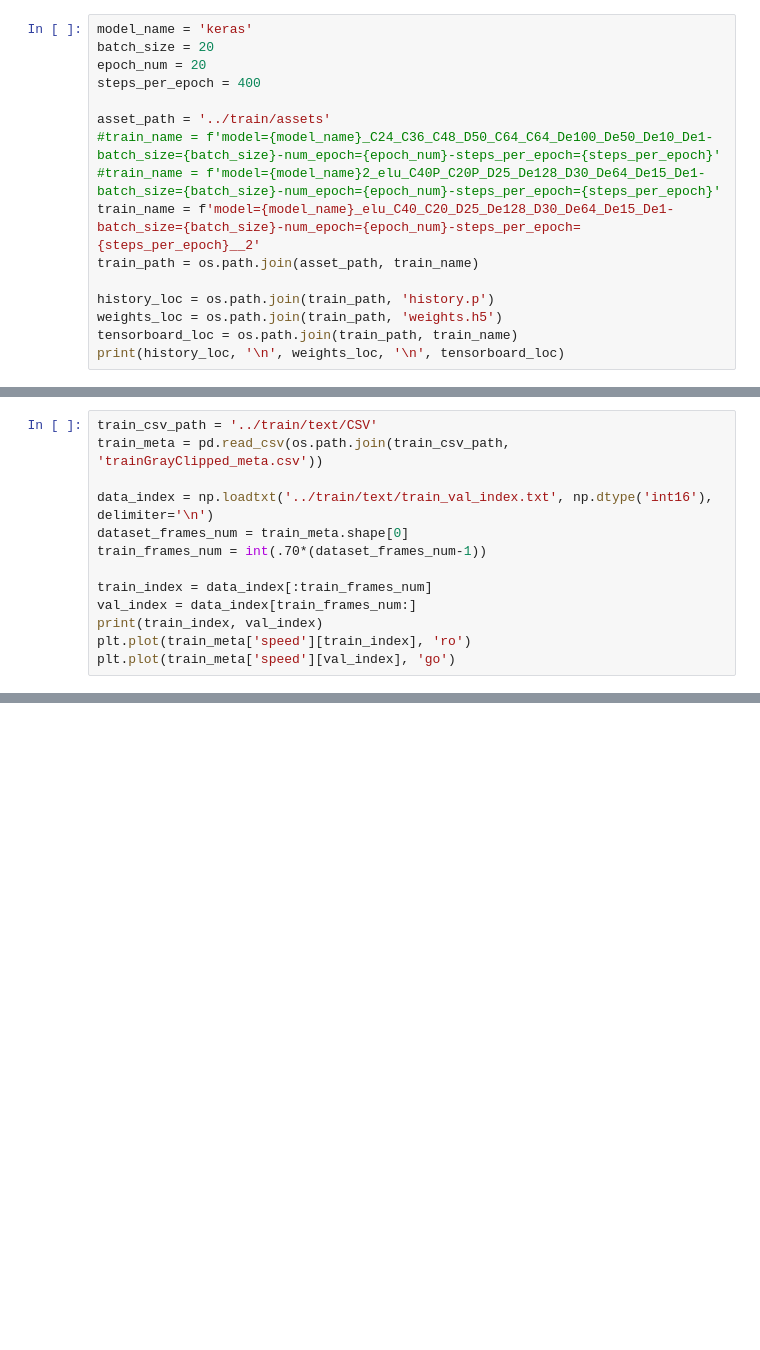
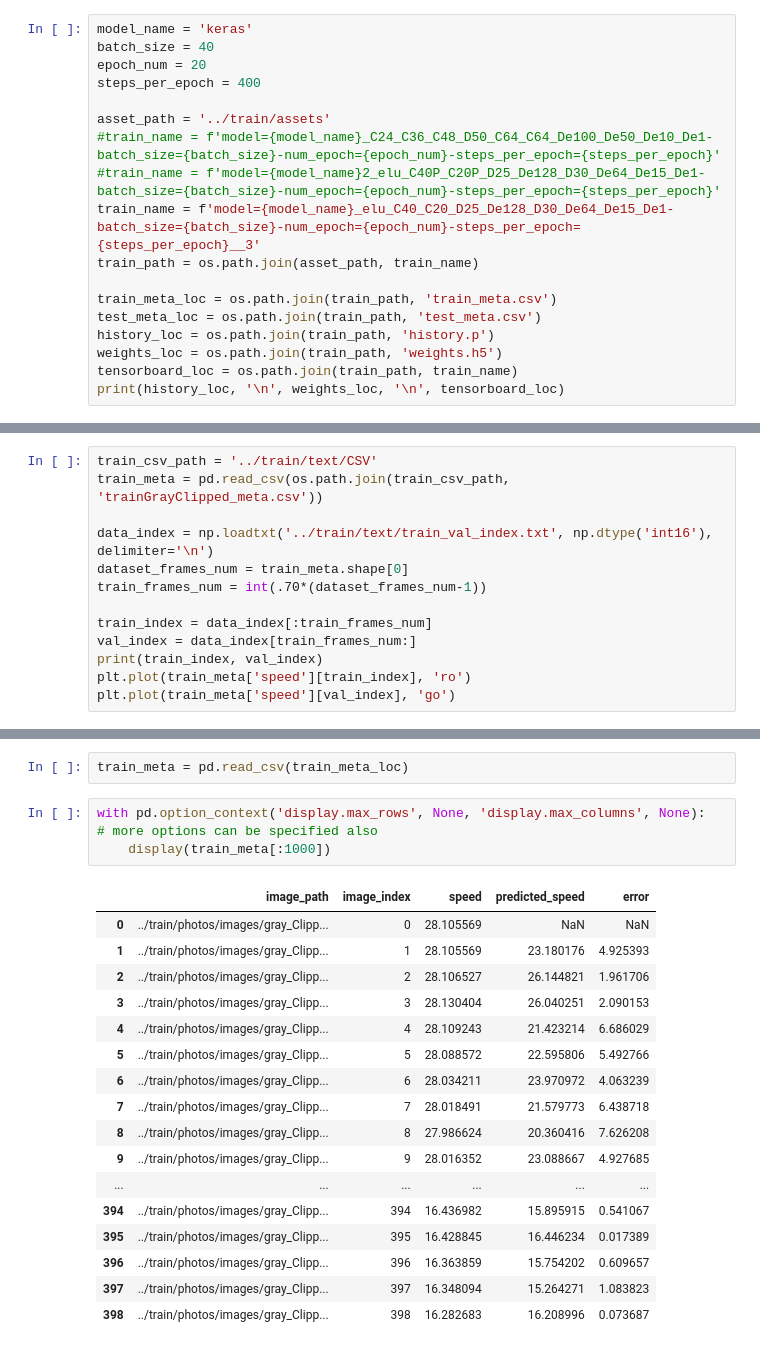
Before and after one commit to karvotch/SpeedChallenge, a Jupyter notebook: notebooks/Speed_Challenge__TRAIN.ipynb, the cells around one changed output, grey strips where cells are left out. Drawn from its saved outputs; the diff is of its cells as text; blank space fills up the shorter version.

```diff
--- a/notebooks/Speed_Challenge__TRAIN.ipynb
+++ b/notebooks/Speed_Challenge__TRAIN.ipynb
@@ -20,16 +21,18 @@ from keras.optimizers import Adam
 Using TensorFlow backend.
 # %%
 model_name = 'keras'
-batch_size = 20
+batch_size = 40
 epoch_num = 20
 steps_per_epoch = 400
 
 asset_path = '../train/assets'
 #train_name = f'model={model_name}_C24_C36_C48_D50_C64_C64_De100_De50_De10_De1-batch_size={batch_size}-num_epoch={epoch_num}-steps_per_epoch={steps_per_epoch}'
 #train_name = f'model={model_name}2_elu_C40P_C20P_D25_De128_D30_De64_De15_De1-batch_size={batch_size}-num_epoch={epoch_num}-steps_per_epoch={steps_per_epoch}'
-train_name = f'model={model_name}_elu_C40_C20_D25_De128_D30_De64_De15_De1-batch_size={batch_size}-num_epoch={epoch_num}-steps_per_epoch={steps_per_epoch}__2'
+train_name = f'model={model_name}_elu_C40_C20_D25_De128_D30_De64_De15_De1-batch_size={batch_size}-num_epoch={epoch_num}-steps_per_epoch={steps_per_epoch}__3'
 train_path = os.path.join(asset_path, train_name)
 
+train_meta_loc = os.path.join(train_path, 'train_meta.csv')
+test_meta_loc = os.path.join(train_path, 'test_meta.csv')
 history_loc = os.path.join(train_path, 'history.p')
 weights_loc = os.path.join(train_path, 'weights.h5')
 tensorboard_loc = os.path.join(train_path, train_name)
@@ -306,0 +386,23 @@ plt.plot(train_meta['speed'][val_index], 'go')
+# %%
+train_meta = pd.read_csv(train_meta_loc)
+# %%
+with pd.option_context('display.max_rows', None, 'display.max_columns', None):  # more options can be specified also
+    display(train_meta[:1000])
+# %% [output]
+|  | image_path | image_index | speed | predicted_speed | error |
+| 0 | ../train/photos/images/gray_Clipp... | 0 | 28.105569 | NaN | NaN |
+| 1 | ../train/photos/images/gray_Clipp... | 1 | 28.105569 | 23.180176 | 4.925393 |
+| 2 | ../train/photos/images/gray_Clipp... | 2 | 28.106527 | 26.144821 | 1.961706 |
+| 3 | ../train/photos/images/gray_Clipp... | 3 | 28.130404 | 26.040251 | 2.090153 |
+| 4 | ../train/photos/images/gray_Clipp... | 4 | 28.109243 | 21.423214 | 6.686029 |
+| 5 | ../train/photos/images/gray_Clipp... | 5 | 28.088572 | 22.595806 | 5.492766 |
+| 6 | ../train/photos/images/gray_Clipp... | 6 | 28.034211 | 23.970972 | 4.063239 |
+| 7 | ../train/photos/images/gray_Clipp... | 7 | 28.018491 | 21.579773 | 6.438718 |
+| 8 | ../train/photos/images/gray_Clipp... | 8 | 27.986624 | 20.360416 | 7.626208 |
+| 9 | ../train/photos/images/gray_Clipp... | 9 | 28.016352 | 23.088667 | 4.927685 |
+| ... | ... | ... | ... | ... | ... |
+| 394 | ../train/photos/images/gray_Clipp... | 394 | 16.436982 | 15.895915 | 0.541067 |
+| 395 | ../train/photos/images/gray_Clipp... | 395 | 16.428845 | 16.446234 | 0.017389 |
+| 396 | ../train/photos/images/gray_Clipp... | 396 | 16.363859 | 15.754202 | 0.609657 |
+| 397 | ../train/photos/images/gray_Clipp... | 397 | 16.348094 | 15.264271 | 1.083823 |
+| 398 | ../train/photos/images/gray_Clipp... | 398 | 16.282683 | 16.208996 | 0.073687 |
```
Also changed, not shown: parts of 17 cells of this notebook, 40 other files.
